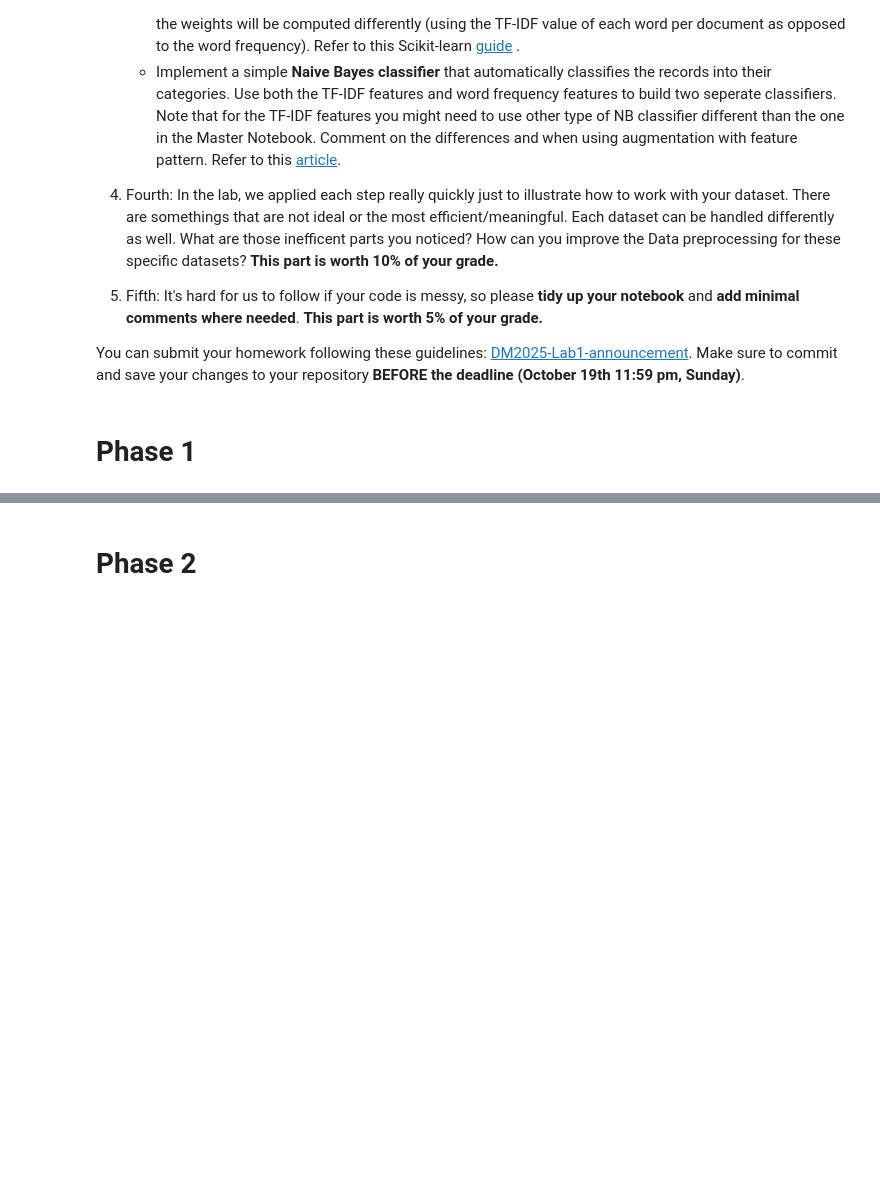
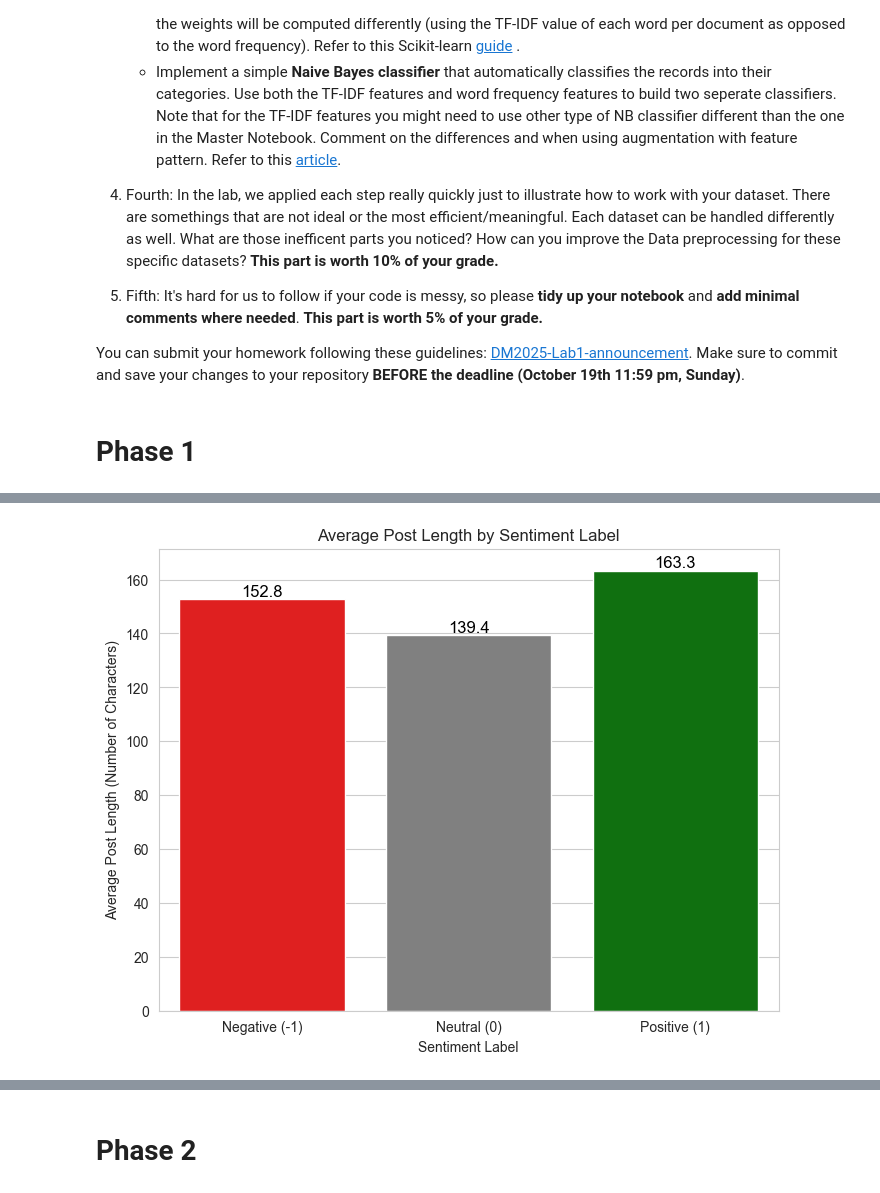
Before and after one commit to Vlhermitte/DM2025-Lab1-Exercise, a Jupyter notebook: DM2025-Lab1-Homework.ipynb, the cells around one changed output, grey strips where cells are left out. Drawn from its saved outputs; the diff is of its cells as text; code cells hidden in the pictures; blank space fills up the shorter version.

```diff
--- a/DM2025-Lab1-Homework.ipynb
+++ b/DM2025-Lab1-Homework.ipynb
@@ -62,0 +204,19 @@ You can submit your homework following these guidelines: [DM2025-Lab1-announceme
+# %%
+# Average post length by sentiment label
+avg_post_length = reddit_df.groupby('label')['post_length'].mean().reset_index()
+plt.figure(figsize=(8, 6))
+ax = sns.barplot(data=avg_post_length, x='label', y='post_length',
+            palette=["red", "gray", "green"], order=[-1.0, 0.0, 1.0])
+plt.title('Average Post Length by Sentiment Label')
+plt.xlabel('Sentiment Label')
+plt.ylabel('Average Post Length (Number of Characters)')
+plt.xticks(ticks=[0, 1, 2], labels=['Negative (-1)', 'Neutral (0)', 'Positive (1)'])
+
+for p in ax.patches:
+    ax.annotate(f'{p.get_height():.1f}',
+                (p.get_x() + p.get_width() / 2., p.get_height()),
+                ha='center', va='bottom', fontsize=12, color='black')
+
+plt.show()
+# %% [output]
+[figure, added]
```
Also changed, not shown: parts of 23 cells of this notebook.
